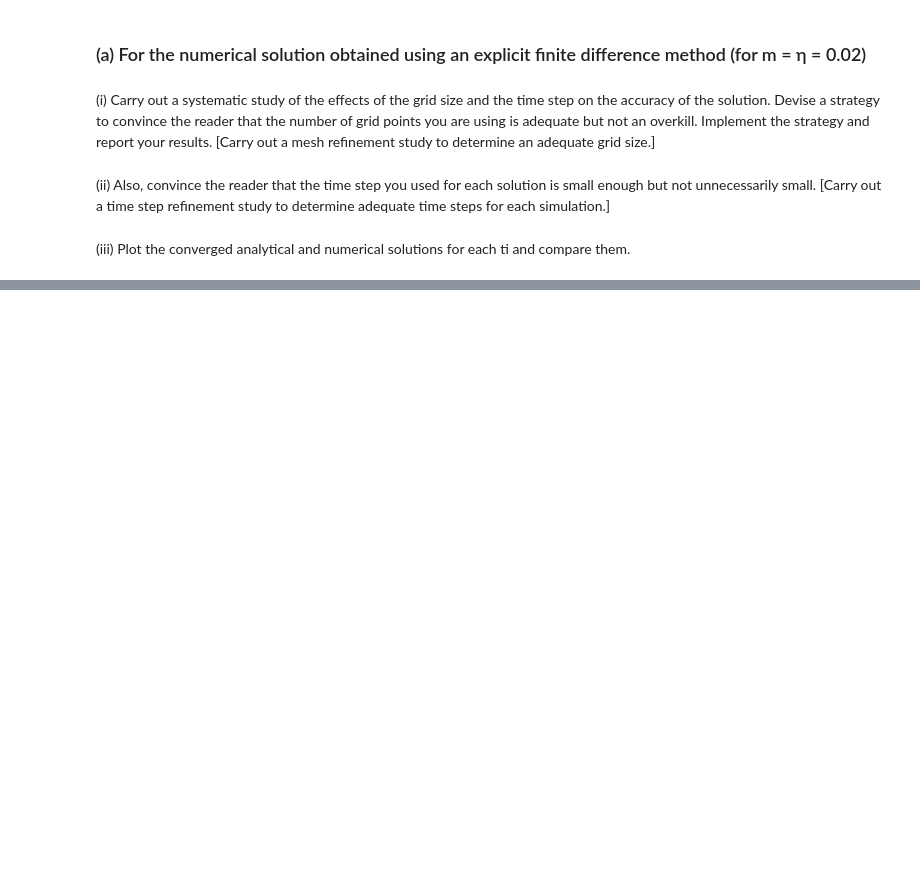
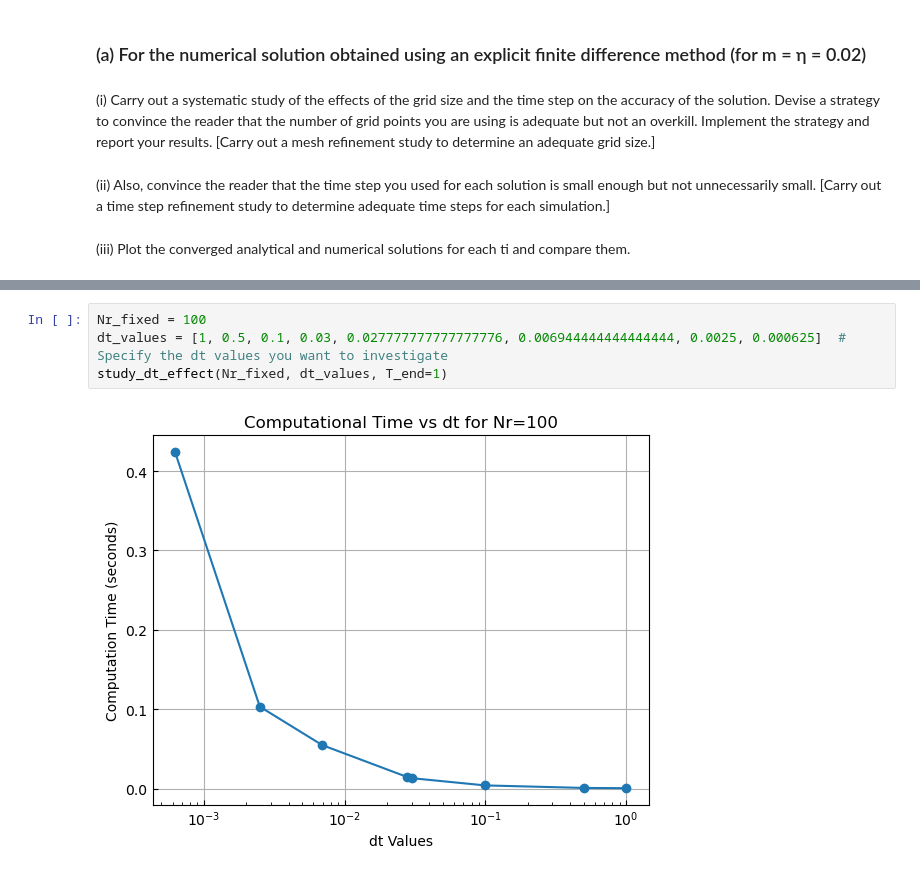
Before and after one commit to kkazuma19/HW501, a Jupyter notebook: CP2.ipynb, the cells around one changed output, grey strips where cells are left out. Cells and saved outputs as stored; diff of their text form; blank space fills up the shorter version.

```diff
--- a/CP2.ipynb
+++ b/CP2.ipynb
@@ -381,0 +415,6 @@ Nr=320: RMSE=2.4360473753472887, MAE=1.5563445645305938, dr=0.0016, dt=0.0002
+# %%
+Nr_fixed = 100
+dt_values = [1, 0.5, 0.1, 0.03, 0.027777777777777776, 0.006944444444444444, 0.0025, 0.000625]  # Specify the dt values you want to investigate
+study_dt_effect(Nr_fixed, dt_values, T_end=1)
+# %% [output]
+[figure, added]
```
Also changed, not shown: parts of 22 cells of this notebook.
